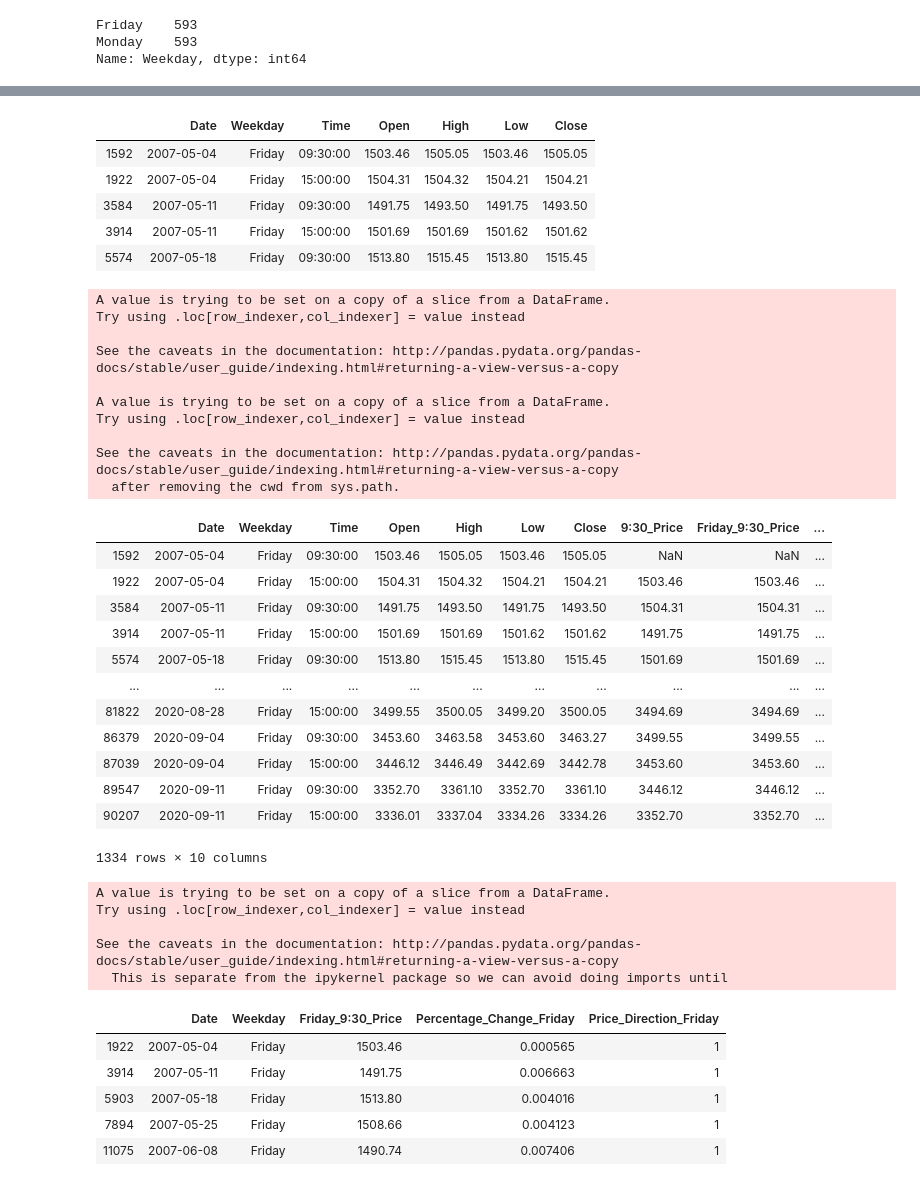
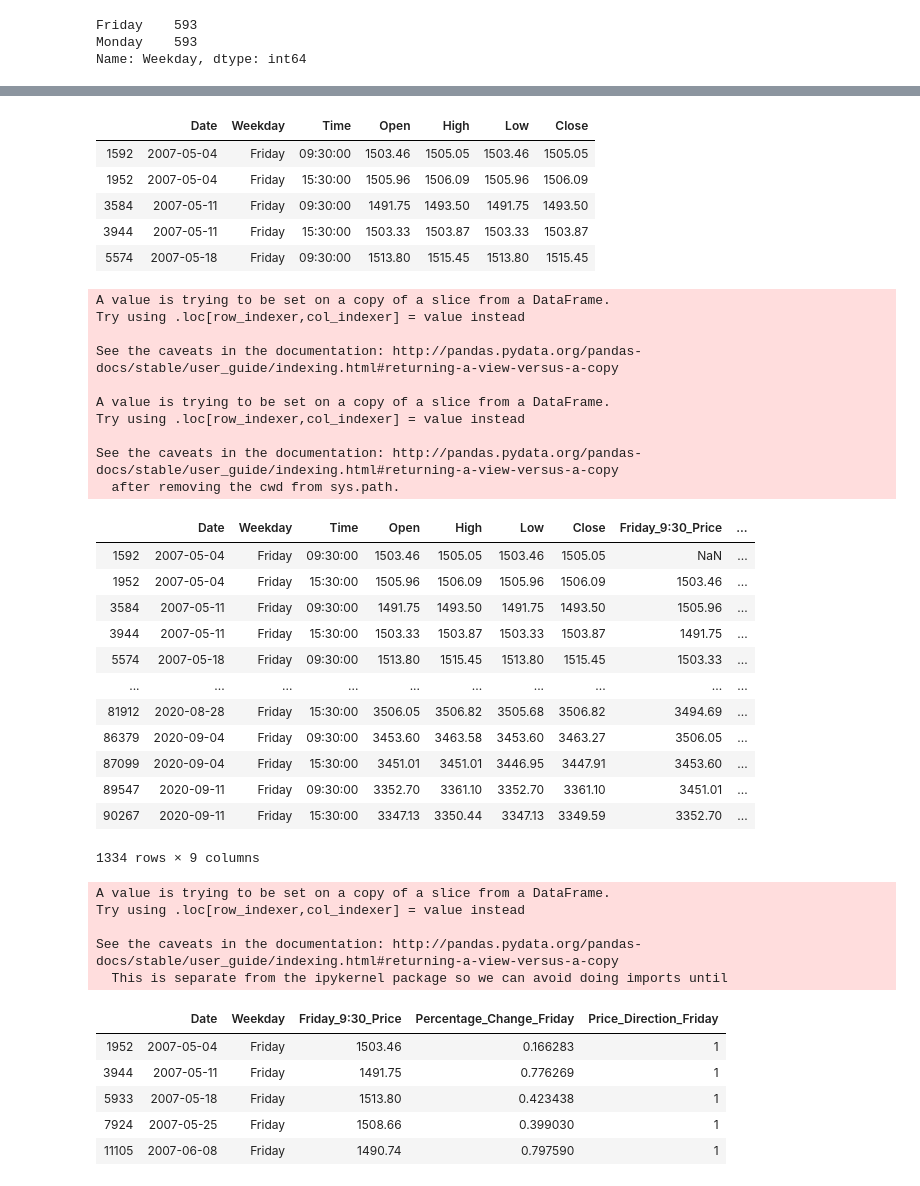
Before and after one commit to jbell1991/weekend-effect, a Jupyter notebook: weekend-effect.ipynb, the cells around one changed output, grey strips where cells are left out. Drawn from its saved outputs; the diff is of its cells as text; code cells hidden in the pictures.

Commit message:
testing different times

```diff
--- a/weekend-effect.ipynb
+++ b/weekend-effect.ipynb
@@ -108,8 +108,10 @@ df.head()
 # and selling at 9:30, 10:00, 10:30, 11:00 on Monday
 # %%
 # selecting Monday mornings and Friday afternoons
-weekend = df[((df['Weekday'] == 'Monday') & (df['Time'] == '10:00:00')) |
-             ((df['Weekday'] == 'Friday') & (df['Time'] == '15:00:00')) ]
+friday_afternoon = '15:30:00'
+monday_morning = '10:00:00'
+weekend = df[((df['Weekday'] == 'Monday') & (df['Time'] == monday_morning)) |
+             ((df['Weekday'] == 'Friday') & (df['Time'] == friday_afternoon)) ]
 # removing first row since it's a Monday
 weekend = weekend[1:1289]
 print(weekend.shape)
@@ -269,52 +271,52 @@ weekend_ex_holidays
 # %%
 # determining if Friday direction
 friday_direction = df[((df['Weekday'] == 'Friday') & (df['Time'] == '09:30:00')) |
-                      ((df['Weekday'] == 'Friday') & (df['Time'] == '15:00:00')) ]
+                      ((df['Weekday'] == 'Friday') & (df['Time'] == friday_afternoon)) ]
 friday_direction.head()
 # %% [output]
 |  | Date | Weekday | Time | Open | High | Low | Close |
 | 1592 | 2007-05-04 | Friday | 09:30:00 | 1503.46 | 1505.05 | 1503.46 | 1505.05 |
-| 1922 | 2007-05-04 | Friday | 15:00:00 | 1504.31 | 1504.32 | 1504.21 | 1504.21 |
+| 1952 | 2007-05-04 | Friday | 15:30:00 | 1505.96 | 1506.09 | 1505.96 | 1506.09 |
 | 3584 | 2007-05-11 | Friday | 09:30:00 | 1491.75 | 1493.50 | 1491.75 | 1493.50 |
-| 3914 | 2007-05-11 | Friday | 15:00:00 | 1501.69 | 1501.69 | 1501.62 | 1501.62 |
+| 3944 | 2007-05-11 | Friday | 15:30:00 | 1503.33 | 1503.87 | 1503.33 | 1503.87 |
 | 5574 | 2007-05-18 | Friday | 09:30:00 | 1513.80 | 1515.45 | 1513.80 | 1515.45 |
 # %%
 # calculate percentage change
 friday_direction['Friday_9:30_Price'] = friday_direction['Open'].shift(1)
-friday_direction['Percentage_Change_Friday'] = (friday_direction['Open'] /
-                                         friday_direction['Friday_9:30_Price']) - 1
+friday_direction['Percentage_Change_Friday'] = ((friday_direction['Open'] /
+                                                 friday_direction['Friday_9:30_Price']) - 1) * 100
 friday_direction
 # %% [output]
 A value is trying to be set on a copy of a slice from a DataFrame.
 Try using .loc[row_indexer,col_indexer] = value instead
 
 See the caveats in the documentation: http://pandas.pydata.org/pandas-docs/stable/user_guide/indexing.html#returning-a-view-versus-a-copy
 
 A value is trying to be set on a copy of a slice from a DataFrame.
 Try using .loc[row_indexer,col_indexer] = value instead
 
 See the caveats in the documentation: http://pandas.pydata.org/pandas-docs/stable/user_guide/indexing.html#returning-a-view-versus-a-copy
   after removing the cwd from sys.path.
-|  | Date | Weekday | Time | Open | High | Low | Close | 9:30_Price | Friday_9:30_Price | ... |
-| 1592 | 2007-05-04 | Friday | 09:30:00 | 1503.46 | 1505.05 | 1503.46 | 1505.05 | NaN | NaN | ... |
-| 1922 | 2007-05-04 | Friday | 15:00:00 | 1504.31 | 1504.32 | 1504.21 | 1504.21 | 1503.46 | 1503.46 | ... |
-| 3584 | 2007-05-11 | Friday | 09:30:00 | 1491.75 | 1493.50 | 1491.75 | 1493.50 | 1504.31 | 1504.31 | ... |
-| 3914 | 2007-05-11 | Friday | 15:00:00 | 1501.69 | 1501.69 | 1501.62 | 1501.62 | 1491.75 | 1491.75 | ... |
-| 5574 | 2007-05-18 | Friday | 09:30:00 | 1513.80 | 1515.45 | 1513.80 | 1515.45 | 1501.69 | 1501.69 | ... |
-| ... | ... | ... | ... | ... | ... | ... | ... | ... | ... | ... |
-| 81822 | 2020-08-28 | Friday | 15:00:00 | 3499.55 | 3500.05 | 3499.20 | 3500.05 | 3494.69 | 3494.69 | ... |
-| 86379 | 2020-09-04 | Friday | 09:30:00 | 3453.60 | 3463.58 | 3453.60 | 3463.27 | 3499.55 | 3499.55 | ... |
-| 87039 | 2020-09-04 | Friday | 15:00:00 | 3446.12 | 3446.49 | 3442.69 | 3442.78 | 3453.60 | 3453.60 | ... |
-| 89547 | 2020-09-11 | Friday | 09:30:00 | 3352.70 | 3361.10 | 3352.70 | 3361.10 | 3446.12 | 3446.12 | ... |
-| 90207 | 2020-09-11 | Friday | 15:00:00 | 3336.01 | 3337.04 | 3334.26 | 3334.26 | 3352.70 | 3352.70 | ... |
+|  | Date | Weekday | Time | Open | High | Low | Close | Friday_9:30_Price | ... |
+| 1592 | 2007-05-04 | Friday | 09:30:00 | 1503.46 | 1505.05 | 1503.46 | 1505.05 | NaN | ... |
+| 1952 | 2007-05-04 | Friday | 15:30:00 | 1505.96 | 1506.09 | 1505.96 | 1506.09 | 1503.46 | ... |
+| 3584 | 2007-05-11 | Friday | 09:30:00 | 1491.75 | 1493.50 | 1491.75 | 1493.50 | 1505.96 | ... |
+| 3944 | 2007-05-11 | Friday | 15:30:00 | 1503.33 | 1503.87 | 1503.33 | 1503.87 | 1491.75 | ... |
+| 5574 | 2007-05-18 | Friday | 09:30:00 | 1513.80 | 1515.45 | 1513.80 | 1515.45 | 1503.33 | ... |
+| ... | ... | ... | ... | ... | ... | ... | ... | ... | ... |
+| 81912 | 2020-08-28 | Friday | 15:30:00 | 3506.05 | 3506.82 | 3505.68 | 3506.82 | 3494.69 | ... |
+| 86379 | 2020-09-04 | Friday | 09:30:00 | 3453.60 | 3463.58 | 3453.60 | 3463.27 | 3506.05 | ... |
+| 87099 | 2020-09-04 | Friday | 15:30:00 | 3451.01 | 3451.01 | 3446.95 | 3447.91 | 3453.60 | ... |
+| 89547 | 2020-09-11 | Friday | 09:30:00 | 3352.70 | 3361.10 | 3352.70 | 3361.10 | 3451.01 | ... |
+| 90267 | 2020-09-11 | Friday | 15:30:00 | 3347.13 | 3350.44 | 3347.13 | 3349.59 | 3352.70 | ... |
-1334 rows × 10 columns
+1334 rows × 9 columns
 # %%
 # add price direction feature
 friday_direction['Price_Direction_Friday'] = friday_direction['Percentage_Change_Friday'].apply(
     lambda x: 1 if x > 0 else 0)
 # look at Mondays only to get return and direction by holding over the weekend
 friday_direction = friday_direction[(friday_direction['Weekday'] == 'Friday') &
-                                    (friday_direction['Time'] == '15:00:00')]
+                                    (friday_direction['Time'] == friday_afternoon)]
 friday_direction = friday_direction[['Date', 'Weekday', 'Friday_9:30_Price','Percentage_Change_Friday',
                                      'Price_Direction_Friday']]
 friday_direction.head()
@@ -325,11 +327,11 @@ Try using .loc[row_indexer,col_indexer] = value instead
 See the caveats in the documentation: http://pandas.pydata.org/pandas-docs/stable/user_guide/indexing.html#returning-a-view-versus-a-copy
   This is separate from the ipykernel package so we can avoid doing imports until
 |  | Date | Weekday | Friday_9:30_Price | Percentage_Change_Friday | Price_Direction_Friday |
-| 1922 | 2007-05-04 | Friday | 1503.46 | 0.000565 | 1 |
-| 3914 | 2007-05-11 | Friday | 1491.75 | 0.006663 | 1 |
-| 5903 | 2007-05-18 | Friday | 1513.80 | 0.004016 | 1 |
-| 7894 | 2007-05-25 | Friday | 1508.66 | 0.004123 | 1 |
-| 11075 | 2007-06-08 | Friday | 1490.74 | 0.007406 | 1 |
+| 1952 | 2007-05-04 | Friday | 1503.46 | 0.166283 | 1 |
+| 3944 | 2007-05-11 | Friday | 1491.75 | 0.776269 | 1 |
+| 5933 | 2007-05-18 | Friday | 1513.80 | 0.423438 | 1 |
+| 7924 | 2007-05-25 | Friday | 1508.66 | 0.399030 | 1 |
+| 11105 | 2007-06-08 | Friday | 1490.74 | 0.797590 | 1 |
 # %%
 # join Friday returns and directions with weekend returns and directions
 weekend_return = pd.merge(weekend_ex_holidays, friday_direction, how='left', on='Date')
```
Also changed, not shown: parts of 25 cells of this notebook.
